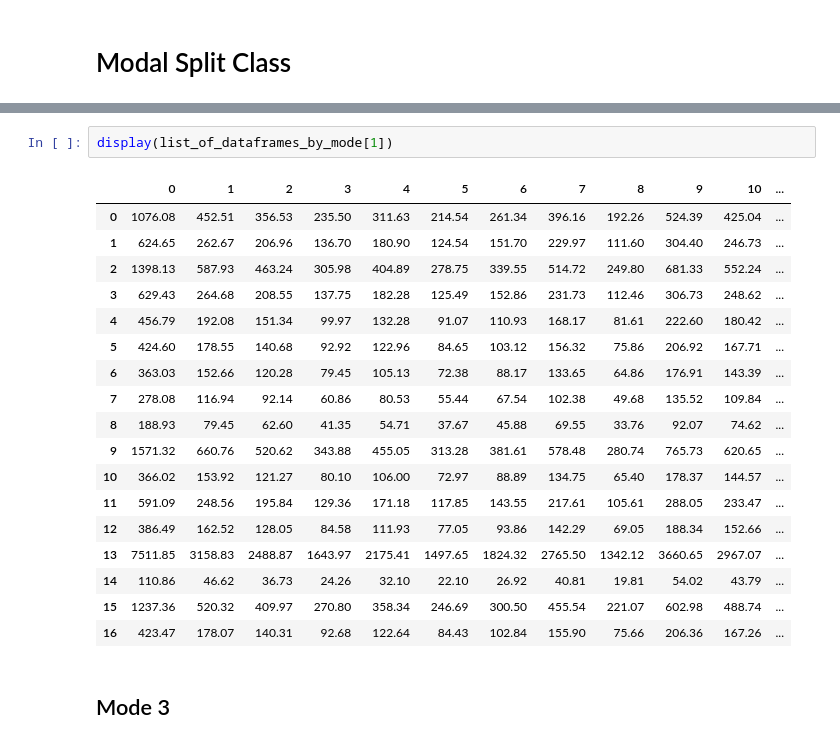
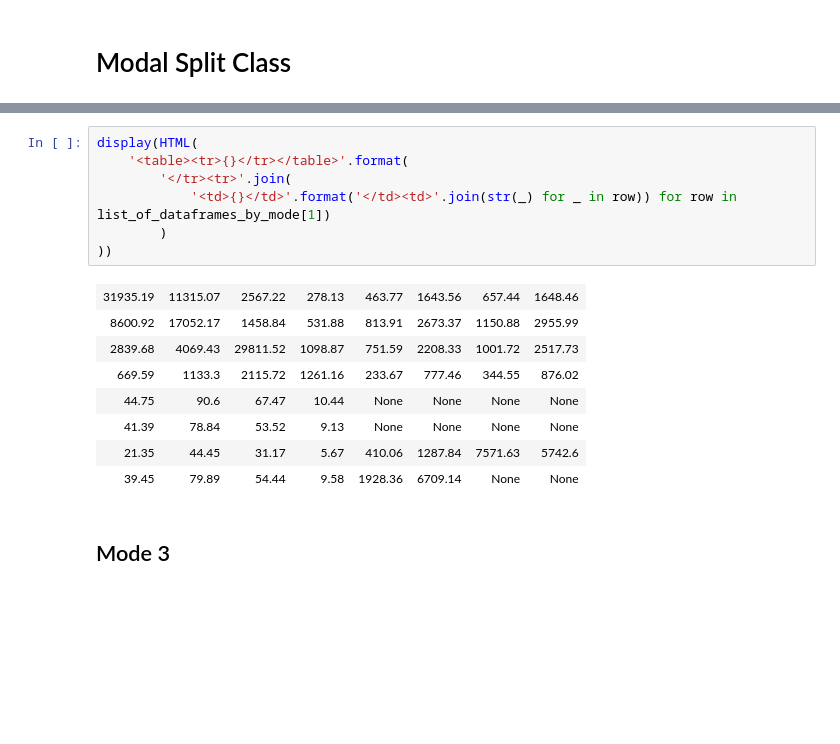
Before and after one commit to XGBXGB/Via_Travel_Demand, a Jupyter notebook: notebook/Travel Demand Via Latest NB.ipynb, the cells around one changed output, grey strips where cells are left out. Saved outputs shown, nothing was run; the diff lists cells and outputs as text; blank space fills up the shorter version.

```diff
--- a/notebook/Travel Demand Via Latest NB.ipynb
+++ b/notebook/Travel Demand Via Latest NB.ipynb
@@ -1408,23 +1321,18 @@ display(list_of_dataframes_by_mode[0])
-# %%
-display(list_of_dataframes_by_mode[1])
-# %% [output]
-|  | 0 | 1 | 2 | 3 | 4 | 5 | 6 | 7 | 8 | 9 | 10 | ... |
-| 0 | 1076.08 | 452.51 | 356.53 | 235.50 | 311.63 | 214.54 | 261.34 | 396.16 | 192.26 | 524.39 | 425.04 | ... |
-| 1 | 624.65 | 262.67 | 206.96 | 136.70 | 180.90 | 124.54 | 151.70 | 229.97 | 111.60 | 304.40 | 246.73 | ... |
-| 2 | 1398.13 | 587.93 | 463.24 | 305.98 | 404.89 | 278.75 | 339.55 | 514.72 | 249.80 | 681.33 | 552.24 | ... |
-| 3 | 629.43 | 264.68 | 208.55 | 137.75 | 182.28 | 125.49 | 152.86 | 231.73 | 112.46 | 306.73 | 248.62 | ... |
-| 4 | 456.79 | 192.08 | 151.34 | 99.97 | 132.28 | 91.07 | 110.93 | 168.17 | 81.61 | 222.60 | 180.42 | ... |
-| 5 | 424.60 | 178.55 | 140.68 | 92.92 | 122.96 | 84.65 | 103.12 | 156.32 | 75.86 | 206.92 | 167.71 | ... |
-| 6 | 363.03 | 152.66 | 120.28 | 79.45 | 105.13 | 72.38 | 88.17 | 133.65 | 64.86 | 176.91 | 143.39 | ... |
-| 7 | 278.08 | 116.94 | 92.14 | 60.86 | 80.53 | 55.44 | 67.54 | 102.38 | 49.68 | 135.52 | 109.84 | ... |
-| 8 | 188.93 | 79.45 | 62.60 | 41.35 | 54.71 | 37.67 | 45.88 | 69.55 | 33.76 | 92.07 | 74.62 | ... |
-| 9 | 1571.32 | 660.76 | 520.62 | 343.88 | 455.05 | 313.28 | 381.61 | 578.48 | 280.74 | 765.73 | 620.65 | ... |
-| 10 | 366.02 | 153.92 | 121.27 | 80.10 | 106.00 | 72.97 | 88.89 | 134.75 | 65.40 | 178.37 | 144.57 | ... |
-| 11 | 591.09 | 248.56 | 195.84 | 129.36 | 171.18 | 117.85 | 143.55 | 217.61 | 105.61 | 288.05 | 233.47 | ... |
-| 12 | 386.49 | 162.52 | 128.05 | 84.58 | 111.93 | 77.05 | 93.86 | 142.29 | 69.05 | 188.34 | 152.66 | ... |
-| 13 | 7511.85 | 3158.83 | 2488.87 | 1643.97 | 2175.41 | 1497.65 | 1824.32 | 2765.50 | 1342.12 | 3660.65 | 2967.07 | ... |
-| 14 | 110.86 | 46.62 | 36.73 | 24.26 | 32.10 | 22.10 | 26.92 | 40.81 | 19.81 | 54.02 | 43.79 | ... |
-| 15 | 1237.36 | 520.32 | 409.97 | 270.80 | 358.34 | 246.69 | 300.50 | 455.54 | 221.07 | 602.98 | 488.74 | ... |
-| 16 | 423.47 | 178.07 | 140.31 | 92.68 | 122.64 | 84.43 | 102.84 | 155.90 | 75.66 | 206.36 | 167.26 | ... |
+# %%
+display(HTML(
+    '<table><tr>{}</tr></table>'.format(
+        '</tr><tr>'.join(
+            '<td>{}</td>'.format('</td><td>'.join(str(_) for _ in row)) for row in list_of_dataframes_by_mode[1])
+        )
+))
+# %% [output]
+| 31935.19 | 11315.07 | 2567.22 | 278.13 | 463.77 | 1643.56 | 657.44 | 1648.46 |
+| 8600.92 | 17052.17 | 1458.84 | 531.88 | 813.91 | 2673.37 | 1150.88 | 2955.99 |
+| 2839.68 | 4069.43 | 29811.52 | 1098.87 | 751.59 | 2208.33 | 1001.72 | 2517.73 |
+| 669.59 | 1133.3 | 2115.72 | 1261.16 | 233.67 | 777.46 | 344.55 | 876.02 |
+| 44.75 | 90.6 | 67.47 | 10.44 | None | None | None | None |
+| 41.39 | 78.84 | 53.52 | 9.13 | None | None | None | None |
+| 21.35 | 44.45 | 31.17 | 5.67 | 410.06 | 1287.84 | 7571.63 | 5742.6 |
+| 39.45 | 79.89 | 54.44 | 9.58 | 1928.36 | 6709.14 | None | None |
 # %% [markdown]
 ## Mode 3
```
Also changed, not shown: parts of 55 cells of this notebook, 1 other file.
